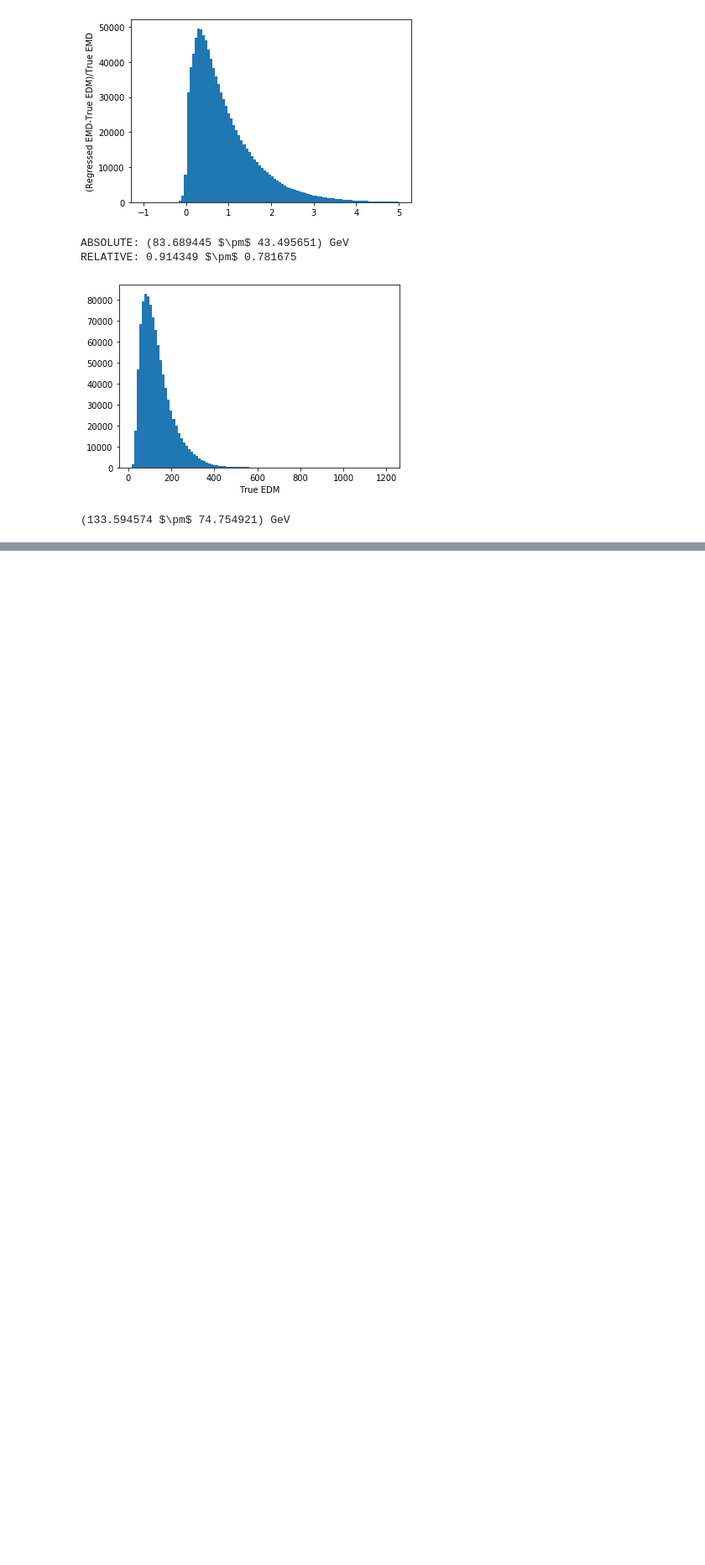
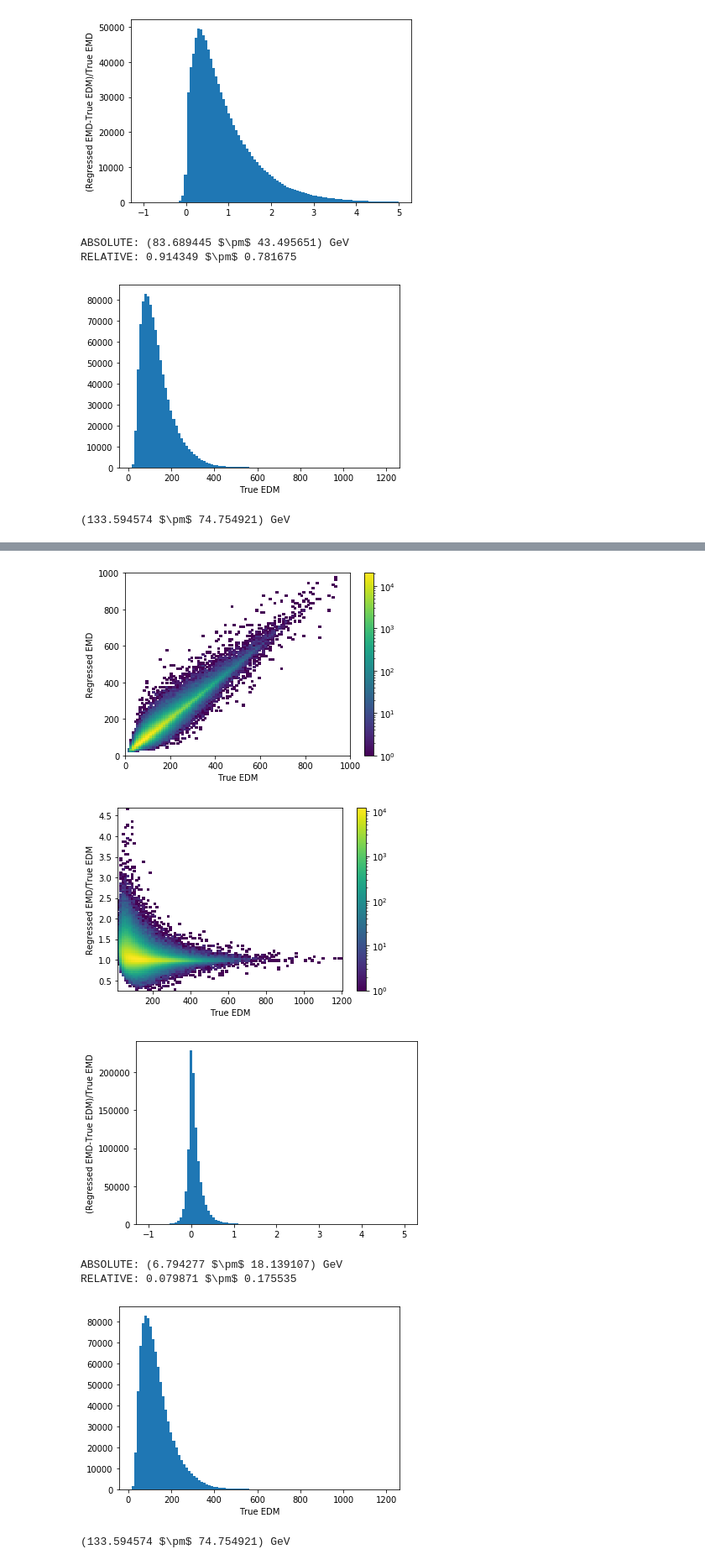
Before and after one commit to mpp-hep/EMDloss, a Jupyter notebook: EMD_Dense_PostTrain.ipynb, the cells around one changed output, grey strips where cells are left out. Shown at 84% size. Cells and saved outputs as stored; diff of their text form; code cells hidden in the pictures; blank space fills up the shorter version.

```diff
--- a/EMD_Dense_PostTrain.ipynb
+++ b/EMD_Dense_PostTrain.ipynb
@@ -676,0 +757,14 @@ RELATIVE: 0.914349 $\pm$ 0.781675
+# %%
+# load the model
+from keras.models import model_from_json
+# read encoder
+json_file = open("models/EMD_Dense_MAE_AsymmetryLarge_0.1.json", 'r')
+encoder_json = json_file.read()
+json_file.close()
+model = model_from_json(encoder_json)
+model.load_weights("models/EMD_Dense_MAE_AsymmetryLarge_0.1.h5")
+
+model.compile(optimizer='adam', loss='mape', metrics=['acc'])
+model.summary()
+
+Yhat = model.predict(X)
@@ -676,0 +789,44 @@ RELATIVE: 0.914349 $\pm$ 0.781675
+# %%
+import matplotlib.pyplot as plt
+from matplotlib.colors import LogNorm
+%matplotlib inline
+# compare prediction to true value
+plt.hist2d(Y, Yhat[:,0], bins=100, range=[[0.,1000],[0.,1000]], norm=LogNorm())
+plt.colorbar()
+plt.ylabel('Regressed EMD')
+plt.xlabel('True EDM')
+plt.show()
+
+import matplotlib.pyplot as plt
+from matplotlib.colors import LogNorm
+%matplotlib inline
+# compare prediction to true value
+plt.hist2d(Y, Yhat[:,0]/Y, bins=100, norm=LogNorm())
+plt.colorbar()
+plt.ylabel('Regressed EMD/True EDM')
+plt.xlabel('True EDM')
+plt.show()
+
+import math
+# compare prediction to true value
+plt.hist((Yhat[:,0]-Y)/Y, bins=100, range=[-1., 5.])
+plt.ylabel('(Regressed EMD-True EDM)/True EMD')
+plt.show()
+print("ABSOLUTE: (%f $\pm$ %f) GeV" %(np.mean(Yhat[:,0]-Y), np.sqrt(np.var(Y-Yhat[:,0]))))
+rel = (Yhat[:,0]-Y)/Y
+varRel = math.sqrt(np.var(rel))
+print("RELATIVE: %f $\pm$ %f" %(np.mean(rel), varRel))
+
+# compare prediction to true value
+plt.hist(Y, bins=100)
+plt.xlabel('True EDM')
+plt.show()
+print("(%f $\pm$ %f) GeV" %(np.mean(Y), np.sqrt(np.var(Y))))
+# %% [output]
+[figure, added]
+[figure, added]
+[figure, added]
+ABSOLUTE: (6.794277 $\pm$ 18.139107) GeV
+RELATIVE: 0.079871 $\pm$ 0.175535
+[figure, added]
+(133.594574 $\pm$ 74.754921) GeV
```
Also changed, not shown: parts of 5 cells of this notebook.
